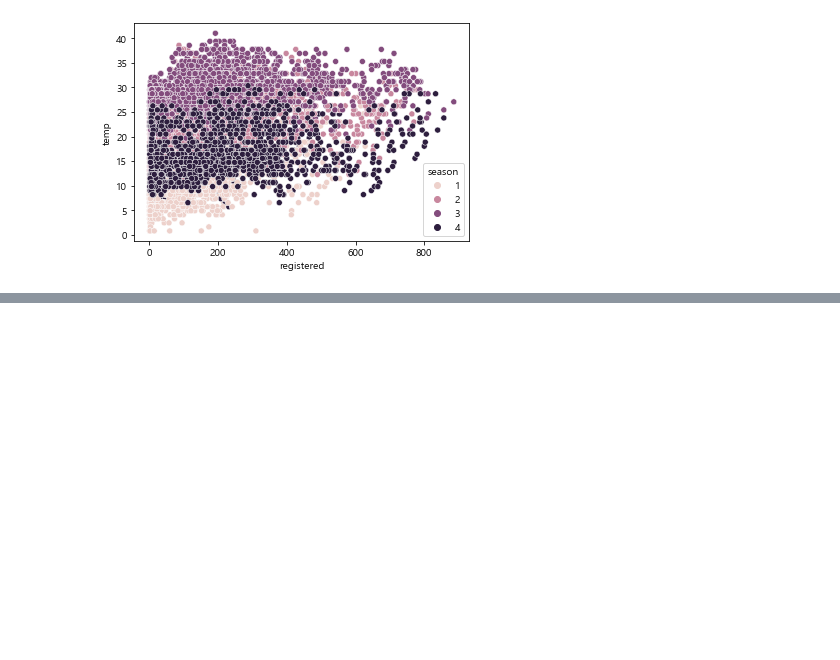
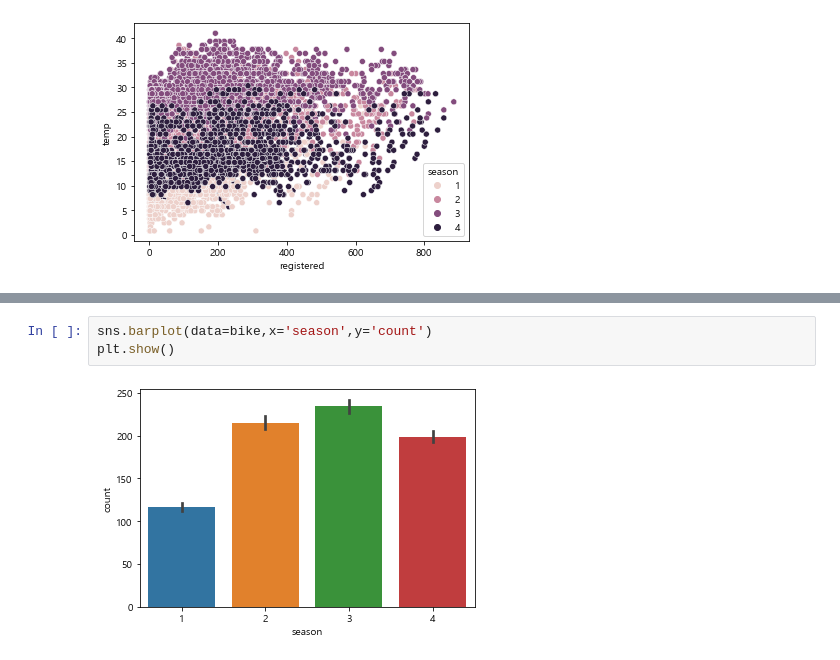
Before and after one commit to pillz9408/python, a Jupyter notebook: DataVisualize/seabornEx.ipynb, the cells around one changed output, grey strips where cells are left out. Drawn from its saved outputs; the diff is of its cells as text; blank space fills up the shorter version.

```diff
--- a/DataVisualize/seabornEx.ipynb
+++ b/DataVisualize/seabornEx.ipynb
@@ -213,0 +285,5 @@ plt.show()
+# %%
+sns.barplot(data=bike,x='season',y='count')
+plt.show()
+# %% [output]
+[figure, added]
```
Also changed, not shown: parts of 25 cells of this notebook, 3 other files.
